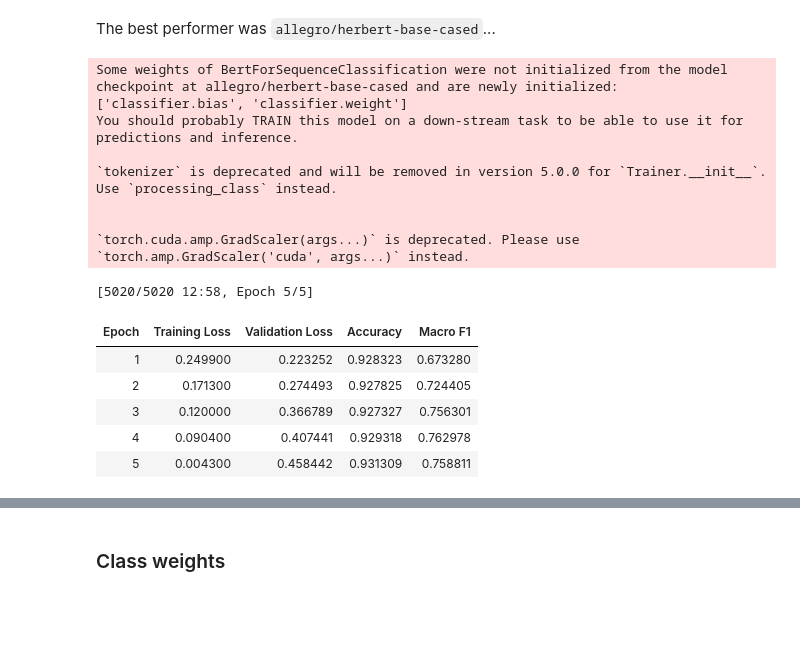
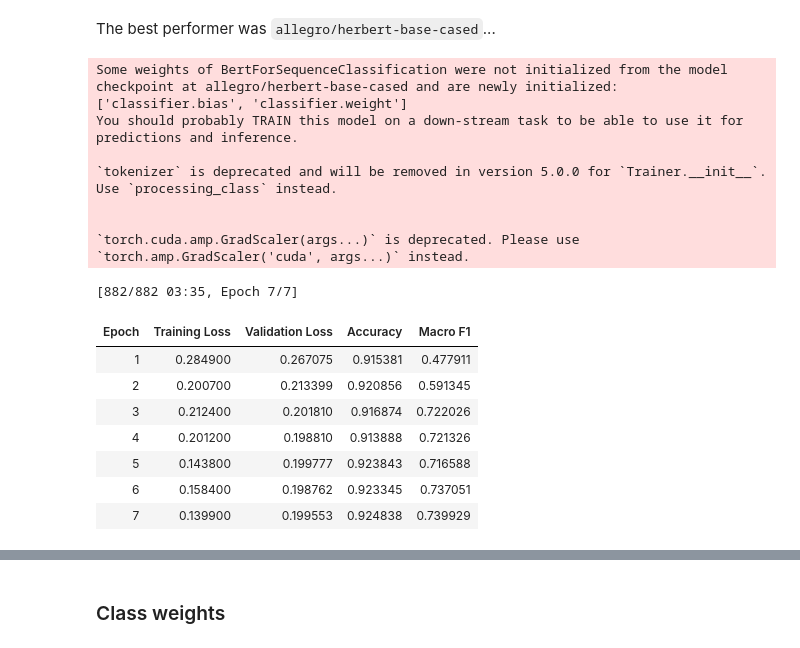
Before and after one commit to hbiegacz/artificial_neural_networks, a Jupyter notebook: mini_project_6/piatek_BiegaczHanna_CieslikMaciej/experiments.ipynb, the cells around one changed output, grey strips where cells are left out. Drawn from its saved outputs; the diff is of its cells as text; code cells hidden in the pictures; blank space fills up the shorter version.

```diff
--- a/mini_project_6/piatek_BiegaczHanna_CieslikMaciej/experiments.ipynb
+++ b/mini_project_6/piatek_BiegaczHanna_CieslikMaciej/experiments.ipynb
@@ -271,7 +270,7 @@ class TextDataset(torch.utils.data.Dataset):
         encoding["labels"] = int(self.labels[index])
         return encoding
 # %%
-
+from transformers import EarlyStoppingCallback
 from sklearn.utils.class_weight import compute_class_weight
 
 
@@ -300,9 +299,13 @@ def build_trainer(model_name, model, tokenizer, train_texts, train_labels, val_t
         per_device_train_batch_size=TRAIN_BATCH_SIZE,
         per_device_eval_batch_size=EVAL_BATCH_SIZE,
         learning_rate=LEARNING_RATE,
+        warmup_ratio=WARMUP_RATIO,
         weight_decay=WEIGHT_DECAY,
         eval_strategy="epoch",
-        save_strategy="no",
+        save_strategy="epoch",
+        load_best_model_at_end=True,
+        metric_for_best_model="macro_f1",
+        save_total_limit=3,
         logging_strategy="steps",
         logging_steps=20,
         report_to="none",
@@ -327,6 +330,7 @@ def build_trainer(model_name, model, tokenizer, train_texts, train_labels, val_t
         tokenizer=tokenizer,
         data_collator=data_collator,
         compute_metrics=compute_metrics,
+        callbacks=[EarlyStoppingCallback(early_stopping_patience=3)],
         **trainer_extra_kwargs,
     )
     return trainer, val_dataset
@@ -352,6 +356,7 @@ def compute_balanced_class_weights(labels):
     """Compute balanced class weights via sklearn and return as a DEVICE tensor."""
     classes = np.unique(labels)
     weights = compute_class_weight(class_weight="balanced", classes=classes, y=labels)
+    weights=np.sqrt(weights) # we do this to make the learning process less drastical, more stable
     return torch.tensor(weights, dtype=torch.float).to(DEVICE)
 
 
@@ -574,56 +579,58 @@ We will test three models two Polish models and one multilingual model, to see w
 # %% [markdown]
 The best performer was `allegro/herbert-base-cased`...
 # %%
-# from sklearn.model_selection import train_test_split
+from sklearn.model_selection import train_test_split
 
 
-# MODEL_NAME = "allegro/herbert-base-cased"
+MODEL_NAME = "allegro/herbert-base-cased"
 
-# texts, labels = load_text_classification_data()
+texts, labels = load_text_classification_data()
 
-# train_texts, val_texts, train_labels, val_labels = train_test_split(
-#     texts,
-#     labels,
-#     test_size=0.2,
-#     random_state=SEED,
-#     stratify=labels, # we keep the original class proportions
-# )
+train_texts, val_texts, train_labels, val_labels = train_test_split(
+    texts,
+    labels,
+    test_size=0.2,
+    random_state=SEED,
+    stratify=labels, # we keep the original class proportions
+)
 
-# tokenizer = build_tokenizer(MODEL_NAME)
-# model = build_model(MODEL_NAME)
+tokenizer = build_tokenizer(MODEL_NAME)
+model = build_model(MODEL_NAME)
 
-# trainer, val_dataset = build_trainer(
-#     model_name=MODEL_NAME,
-#     model=model,
-#     tokenizer=tokenizer,
-#     train_texts=train_texts,
-#     train_labels=train_labels,
-#     val_texts=val_texts,
-#     val_labels=val_labels,
-# )
+trainer, val_dataset = build_trainer(
+    model_name=MODEL_NAME,
+    model=model,
+    tokenizer=tokenizer,
+    train_texts=train_texts,
+    train_labels=train_labels,
+    val_texts=val_texts,
+    val_labels=val_labels,
+)
 
-# trainer.train()
-# metrics = evaluate_trainer(trainer, val_dataset)
+trainer.train()
+metrics = evaluate_trainer(trainer, val_dataset)
 
-# confusion_matrix_values = metrics["confusion_matrix"]
-# save_confusion_matrix_heatmap(confusion_matrix_values, MODEL_NAME)
+confusion_matrix_values = metrics["confusion_matrix"]
+save_confusion_matrix_heatmap(confusion_matrix_values, MODEL_NAME)
 
-# print("Accuracy:", metrics["accuracy"])
-# print("Macro F1:", metrics["macro_f1"])
-# confusion_matrix_values
+print("Accuracy:", metrics["accuracy"])
+print("Macro F1:", metrics["macro_f1"])
+confusion_matrix_values
 # %% [output]
 Some weights of BertForSequenceClassification were not initialized from the model checkpoint at allegro/herbert-base-cased and are newly initialized: ['classifier.bias', 'classifier.weight']
 You should probably TRAIN this model on a down-stream task to be able to use it for predictions and inference.
 
 `tokenizer` is deprecated and will be removed in version 5.0.0 for `Trainer.__init__`. Use `processing_class` instead.
 
 
 `torch.cuda.amp.GradScaler(args...)` is deprecated. Please use `torch.amp.GradScaler('cuda', args...)` instead.
-[5020/5020 12:58, Epoch 5/5]
+[882/882 03:35, Epoch 7/7]
 | Epoch | Training Loss | Validation Loss | Accuracy | Macro F1 |
-| 1 | 0.249900 | 0.223252 | 0.928323 | 0.673280 |
-| 2 | 0.171300 | 0.274493 | 0.927825 | 0.724405 |
-| 3 | 0.120000 | 0.366789 | 0.927327 | 0.756301 |
-| 4 | 0.090400 | 0.407441 | 0.929318 | 0.762978 |
-| 5 | 0.004300 | 0.458442 | 0.931309 | 0.758811 |
+| 1 | 0.284900 | 0.267075 | 0.915381 | 0.477911 |
+| 2 | 0.200700 | 0.213399 | 0.920856 | 0.591345 |
+| 3 | 0.212400 | 0.201810 | 0.916874 | 0.722026 |
+| 4 | 0.201200 | 0.198810 | 0.913888 | 0.721326 |
+| 5 | 0.143800 | 0.199777 | 0.923843 | 0.716588 |
+| 6 | 0.158400 | 0.198762 | 0.923345 | 0.737051 |
+| 7 | 0.139900 | 0.199553 | 0.924838 | 0.739929 |
 [interactive output not drawn]
```
Also changed, not shown: parts of 6 cells of this notebook, 2 other files.
